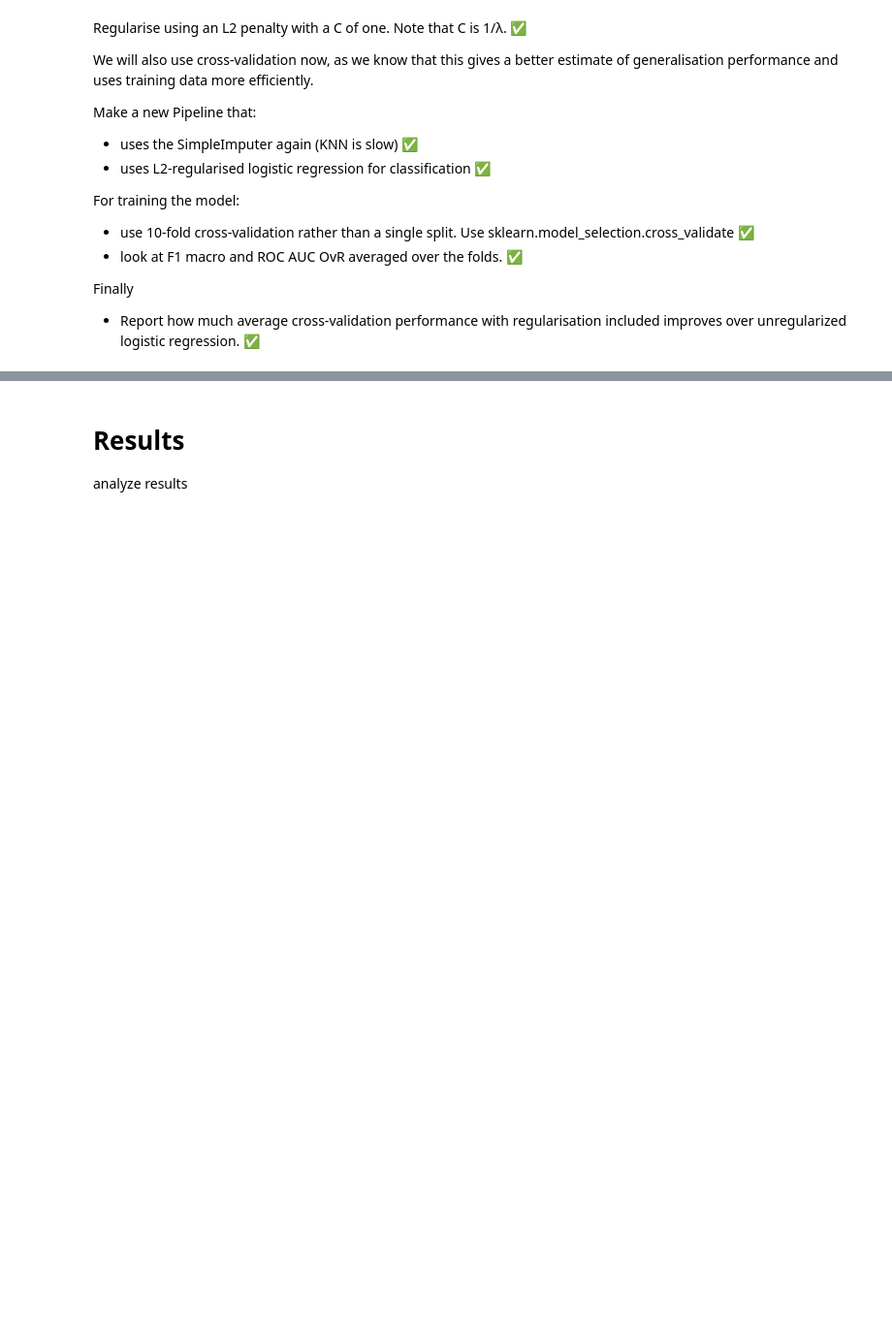
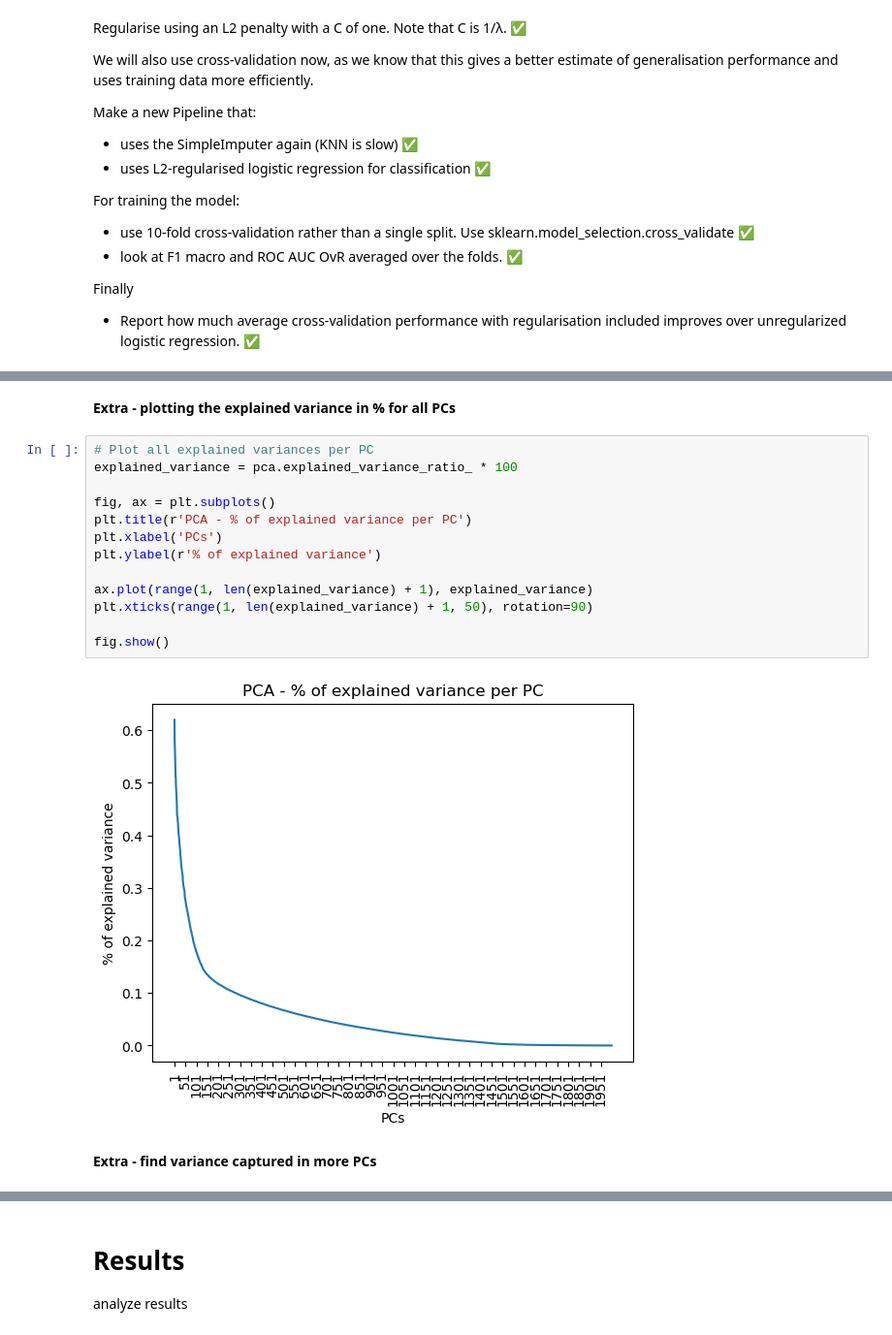
Before and after one commit to Larsdegroot/ML_bio_assignment, a Jupyter notebook: Project-regression.ipynb, the cells around one changed output, grey strips where cells are left out. Shown: that part at 97% size. Cells and saved outputs as stored; diff of their text form; blank space fills up the shorter version.

```diff
--- a/Project-regression.ipynb
+++ b/Project-regression.ipynb
@@ -394,0 +458,19 @@ OvR_AUC_change: 4.85%
+# %% [markdown]
+**Extra - plotting the explained variance in % for all PCs**
+# %%
+# Plot all explained variances per PC
+explained_variance = pca.explained_variance_ratio_ * 100
+
+fig, ax = plt.subplots()
+plt.title(r'PCA - % of explained variance per PC')
+plt.xlabel('PCs')
+plt.ylabel(r'% of explained variance')
+
+ax.plot(range(1, len(explained_variance) + 1), explained_variance)
+plt.xticks(range(1, len(explained_variance) + 1, 50), rotation=90)
+
+fig.show()
+# %% [output]
+[figure, added]
+# %% [markdown]
+**Extra - find variance captured in more PCs**
```
Also changed, not shown: parts of 29 cells of this notebook.
